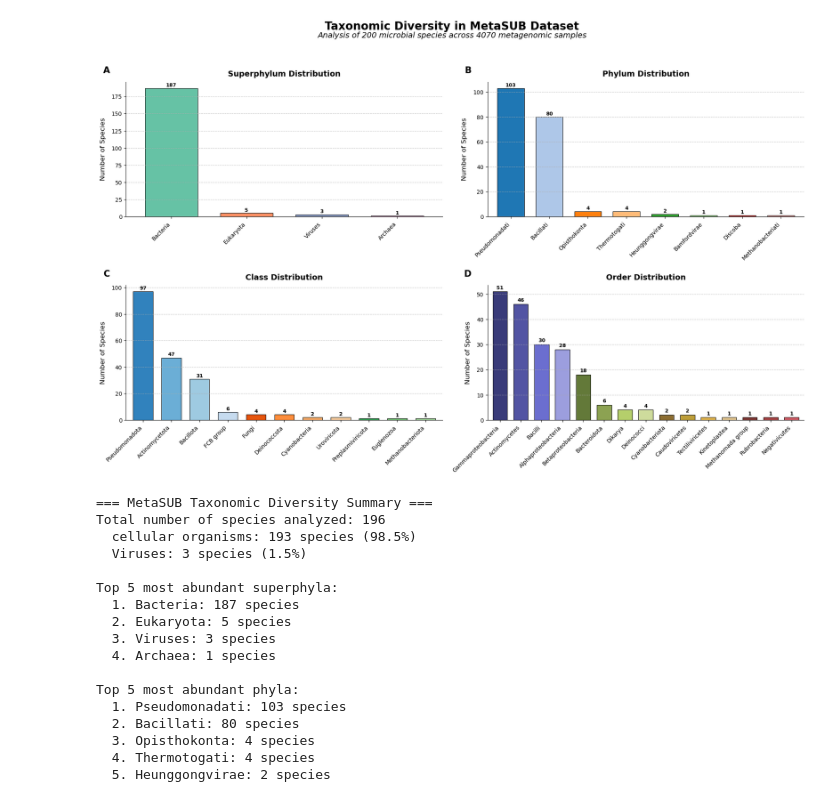
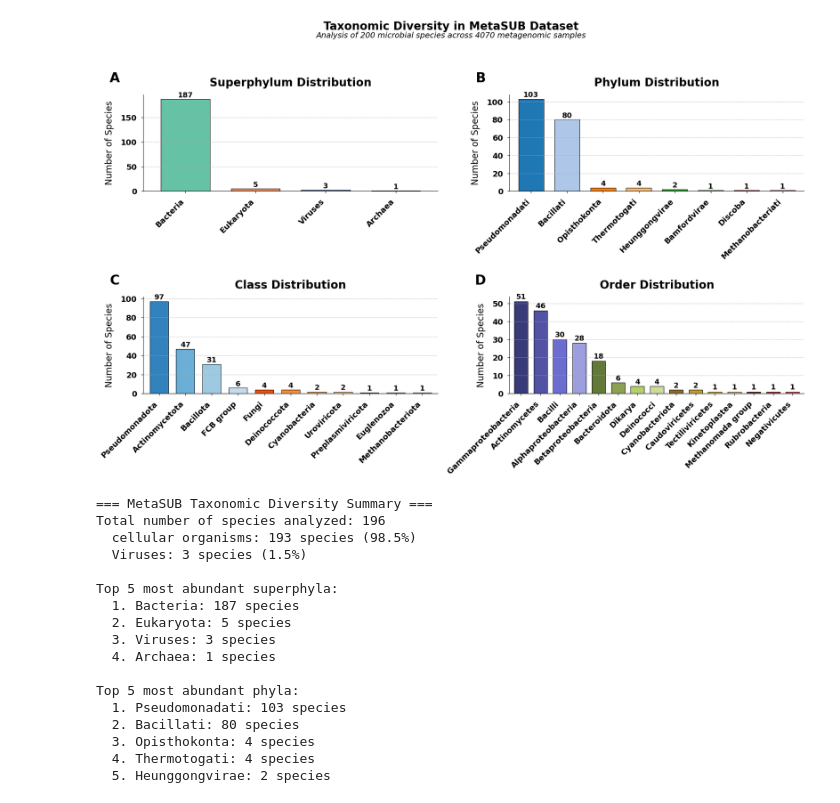
Before and after one commit to ChandrashekarCR/mgps_optimization, a Jupyter notebook: notebooks/introduction_plot.ipynb, the cells around one changed output. Drawn from its saved outputs; the diff is of its cells as text; code cells hidden in the pictures.

```diff
--- a/notebooks/introduction_plot.ipynb
+++ b/notebooks/introduction_plot.ipynb
@@ -362,19 +361,21 @@ def plot_taxonomic_distribution(df, rank, ax, palette, top_n=None, hide_other=Fa
                           edgecolor='black', linewidth=0.8, width=0.7)
 
     # Enhance styling
-    ax.set_title(f'{rank} Distribution', fontsize=14, fontweight='bold', pad=10)
-    ax.set_ylabel('Number of Species', fontsize=12, labelpad=10)
-    ax.set_xlabel('', fontsize=12)  # Hide x-axis label as it's redundant
+    ax.set_title(f'{rank} Distribution', fontsize=20, fontweight='bold', pad=15)
+    ax.set_ylabel('Number of Species', fontsize=16, labelpad=12)
+    ax.set_xlabel('', fontsize=16)  # Hide x-axis label as it's redundant
 
     # Rotate labels and adjust them for readability
-    ax.tick_params(axis='x', rotation=45, labelsize=10, pad=5)
-    plt.setp(ax.xaxis.get_majorticklabels(), ha='right')
+    ax.tick_params(axis='x', rotation=45, labelsize=14, pad=8)
+    ax.tick_params(axis='y', labelsize=14, pad=8)
+    plt.setp(ax.xaxis.get_majorticklabels(), ha='right', fontsize=14, fontweight='bold')
+    plt.setp(ax.yaxis.get_majorticklabels(), fontsize=14, fontweight='bold')
 
     # Add value labels on top of bars
     for i, bar in enumerate(bars.patches):
         height = bar.get_height()
         ax.text(bar.get_x() + bar.get_width()/2., height + 0.5,
-                f'{int(height)}', ha='center', va='bottom', fontsize=9,
+                f'{int(height)}', ha='center', va='bottom', fontsize=13,
                 fontweight='bold', rotation=0)
 
     # Add grid lines for better readability
@@ -400,40 +401,39 @@ order_counts = plot_taxonomic_distribution(lin_df, 'Order', ax_order, sns.color_
 # Add panel labels
 panel_positions = [ax_superphylum, ax_phylum, ax_class, ax_order]
 panel_labels = ['A', 'B', 'C', 'D']
 
 for ax, label in zip(panel_positions, panel_labels):
-    ax.text(-0.05, 1.05, label, transform=ax.transAxes,
-           fontsize=16, fontweight='bold', va='bottom', ha='right')
+    ax.text(-0.08, 1.10, label, transform=ax.transAxes,
+           fontsize=24, fontweight='bold', va='bottom', ha='right')
 
 # Adjust layout and save
 plt.tight_layout(rect=[0, 0.02, 1, 0.94])  # Make room for suptitle
 
 # Save with high quality for publication
-#plt.savefig('/home/chandru/binp37/results/metasub/taxonomic_diversity_summary.png',
-#           dpi=300, bbox_inches='tight', facecolor='white', edgecolor='none')
-#plt.savefig('/home/chandru/binp37/results/metasub/taxonomic_diversity_summary.pdf',
-#           bbox_inches='tight', facecolor='white', edgecolor='none')
+plt.savefig('/home/chandru/binp37/report/figures/taxonomic_diversity_summary.png',
+           dpi=600, bbox_inches='tight', facecolor='white', edgecolor='none')
+
 
 plt.show()
 
 # Print summary statistics (kept in the terminal output but not in the figure)
 print("\n=== MetaSUB Taxonomic Diversity Summary ===")
 print(f"Total number of species analyzed: {len(lin_df)}")
 
 domain_summary = lin_df['Domain'].value_counts().to_dict()
 for domain, count in domain_summary.items():
     percentage = (count / len(lin_df)) * 100
     print(f"  {domain}: {count} species ({percentage:.1f}%)")
 
 print("\nTop 5 most abundant superphyla:")
 for i, (sp, count) in enumerate(superphylum_counts.head(5).items(), 1):
     print(f"  {i}. {sp}: {count} species")
 
 print("\nTop 5 most abundant phyla:")
 for i, (phylum, count) in enumerate(phylum_counts.head(5).items(), 1):
     print(f"  {i}. {phylum}: {count} species")
 # %% [output]
-[figure, old version]
+[figure, new version]
 === MetaSUB Taxonomic Diversity Summary ===
 Total number of species analyzed: 196
   cellular organisms: 193 species (98.5%)
```
Also changed, not shown: parts of 1 cell of this notebook, 12 other files.
